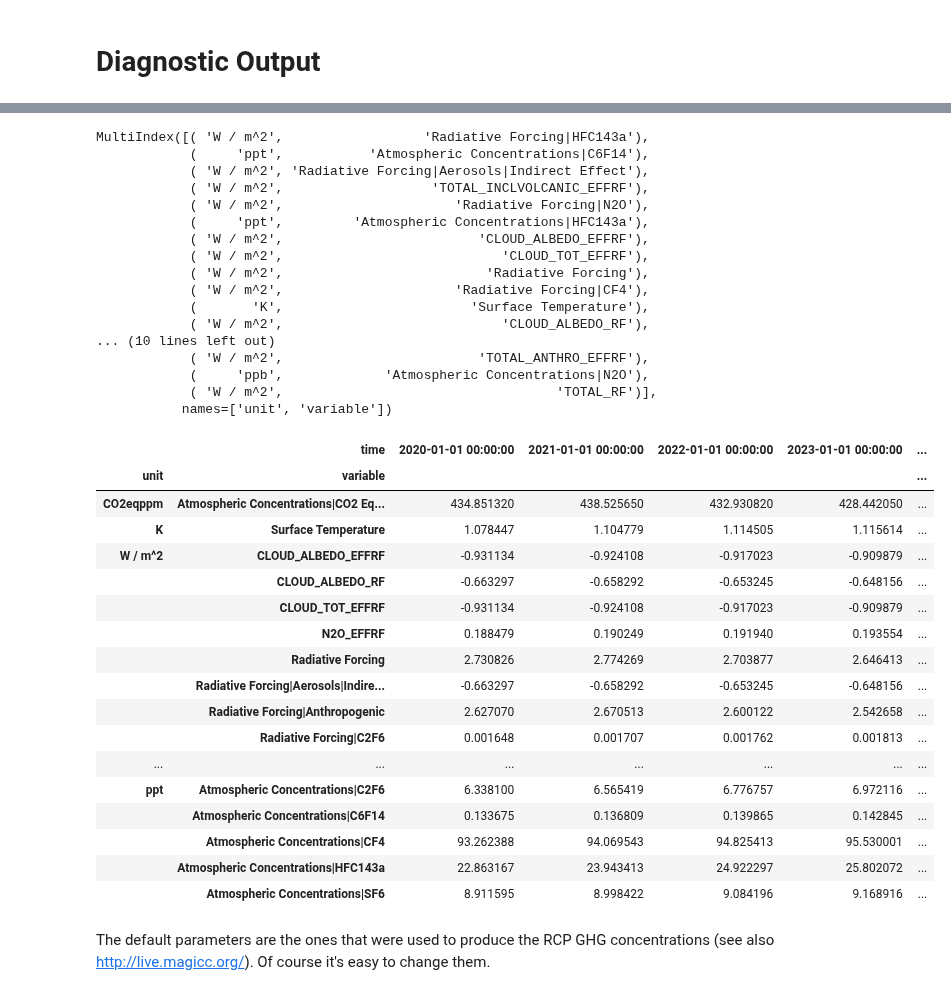
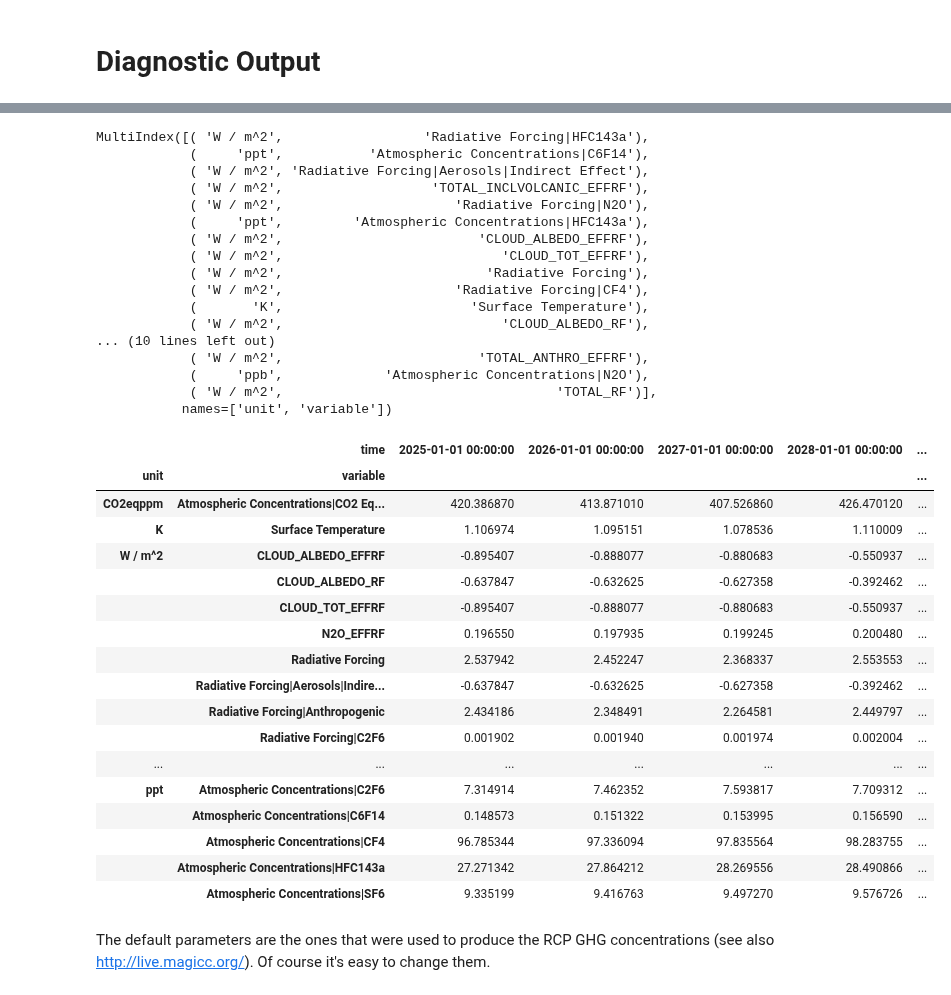
Before and after one commit to hsbay/cdrmex, a Jupyter notebook: ONCtests.ipynb, the cells around one changed output, grey strips where cells are left out. Saved outputs shown, nothing was run; the diff lists cells and outputs as text; code cells hidden in the pictures.

```diff
--- a/ONCtests.ipynb
+++ b/ONCtests.ipynb
@@ -488,46 +470,46 @@ dtype: float64
 # %%
 dfdebug2050 = res.filter(scenario="CCCx2050",region="World").timeseries().xs([
     'MAGICC6','CDRex','World','CCCx2050','not_relevant'],
     level = ['climate_model','model','region','scenario','todo'])
 newdf = dfdebug2050.loc[ (dfdebug2050[ datetime(2028,1,1,0)] < dfdebug2050[datetime(2029,1,1,0)]) & (dfdebug2050[ datetime(2029,1,1,0)] > 0)   ]
 print(newdf.index)
-newdf.loc[:,datetime(2020,1,1,0):datetime(2033,1,1,0)].sort_index().style
+newdf.loc[:,datetime(2025,1,1,0):datetime(2035,1,1,0)].sort_index().style
 # %% [output]
 MultiIndex([( 'W / m^2',                  'Radiative Forcing|HFC143a'),
             (     'ppt',           'Atmospheric Concentrations|C6F14'),
             ( 'W / m^2', 'Radiative Forcing|Aerosols|Indirect Effect'),
             ( 'W / m^2',                   'TOTAL_INCLVOLCANIC_EFFRF'),
             ( 'W / m^2',                      'Radiative Forcing|N2O'),
             (     'ppt',         'Atmospheric Concentrations|HFC143a'),
             ( 'W / m^2',                         'CLOUD_ALBEDO_EFFRF'),
             ( 'W / m^2',                            'CLOUD_TOT_EFFRF'),
             ( 'W / m^2',                          'Radiative Forcing'),
             ( 'W / m^2',                      'Radiative Forcing|CF4'),
             (       'K',                        'Surface Temperature'),
             ( 'W / m^2',                            'CLOUD_ALBEDO_RF'),
 ... (10 lines left out)
             ( 'W / m^2',                         'TOTAL_ANTHRO_EFFRF'),
             (     'ppb',             'Atmospheric Concentrations|N2O'),
             ( 'W / m^2',                                   'TOTAL_RF')],
            names=['unit', 'variable'])
-|  | time | 2020-01-01 00:00:00 | 2021-01-01 00:00:00 | 2022-01-01 00:00:00 | 2023-01-01 00:00:00 | ... |
+|  | time | 2025-01-01 00:00:00 | 2026-01-01 00:00:00 | 2027-01-01 00:00:00 | 2028-01-01 00:00:00 | ... |
 | unit | variable |  |  |  |  | ... |
-| CO2eqppm | Atmospheric Concentrations|CO2 Eq... | 434.851320 | 438.525650 | 432.930820 | 428.442050 | ... |
-| K | Surface Temperature | 1.078447 | 1.104779 | 1.114505 | 1.115614 | ... |
-| W / m^2 | CLOUD_ALBEDO_EFFRF | -0.931134 | -0.924108 | -0.917023 | -0.909879 | ... |
-|  | CLOUD_ALBEDO_RF | -0.663297 | -0.658292 | -0.653245 | -0.648156 | ... |
-|  | CLOUD_TOT_EFFRF | -0.931134 | -0.924108 | -0.917023 | -0.909879 | ... |
-|  | N2O_EFFRF | 0.188479 | 0.190249 | 0.191940 | 0.193554 | ... |
-|  | Radiative Forcing | 2.730826 | 2.774269 | 2.703877 | 2.646413 | ... |
-|  | Radiative Forcing|Aerosols|Indire... | -0.663297 | -0.658292 | -0.653245 | -0.648156 | ... |
-|  | Radiative Forcing|Anthropogenic | 2.627070 | 2.670513 | 2.600122 | 2.542658 | ... |
-|  | Radiative Forcing|C2F6 | 0.001648 | 0.001707 | 0.001762 | 0.001813 | ... |
+| CO2eqppm | Atmospheric Concentrations|CO2 Eq... | 420.386870 | 413.871010 | 407.526860 | 426.470120 | ... |
+| K | Surface Temperature | 1.106974 | 1.095151 | 1.078536 | 1.110009 | ... |
+| W / m^2 | CLOUD_ALBEDO_EFFRF | -0.895407 | -0.888077 | -0.880683 | -0.550937 | ... |
+|  | CLOUD_ALBEDO_RF | -0.637847 | -0.632625 | -0.627358 | -0.392462 | ... |
+|  | CLOUD_TOT_EFFRF | -0.895407 | -0.888077 | -0.880683 | -0.550937 | ... |
+|  | N2O_EFFRF | 0.196550 | 0.197935 | 0.199245 | 0.200480 | ... |
+|  | Radiative Forcing | 2.537942 | 2.452247 | 2.368337 | 2.553553 | ... |
+|  | Radiative Forcing|Aerosols|Indire... | -0.637847 | -0.632625 | -0.627358 | -0.392462 | ... |
+|  | Radiative Forcing|Anthropogenic | 2.434186 | 2.348491 | 2.264581 | 2.449797 | ... |
+|  | Radiative Forcing|C2F6 | 0.001902 | 0.001940 | 0.001974 | 0.002004 | ... |
 | ... | ... | ... | ... | ... | ... | ... |
-| ppt | Atmospheric Concentrations|C2F6 | 6.338100 | 6.565419 | 6.776757 | 6.972116 | ... |
-|  | Atmospheric Concentrations|C6F14 | 0.133675 | 0.136809 | 0.139865 | 0.142845 | ... |
-|  | Atmospheric Concentrations|CF4 | 93.262388 | 94.069543 | 94.825413 | 95.530001 | ... |
-|  | Atmospheric Concentrations|HFC143a | 22.863167 | 23.943413 | 24.922297 | 25.802072 | ... |
-|  | Atmospheric Concentrations|SF6 | 8.911595 | 8.998422 | 9.084196 | 9.168916 | ... |
+| ppt | Atmospheric Concentrations|C2F6 | 7.314914 | 7.462352 | 7.593817 | 7.709312 | ... |
+|  | Atmospheric Concentrations|C6F14 | 0.148573 | 0.151322 | 0.153995 | 0.156590 | ... |
+|  | Atmospheric Concentrations|CF4 | 96.785344 | 97.336094 | 97.835564 | 98.283755 | ... |
+|  | Atmospheric Concentrations|HFC143a | 27.271342 | 27.864212 | 28.269556 | 28.490866 | ... |
+|  | Atmospheric Concentrations|SF6 | 9.335199 | 9.416763 | 9.497270 | 9.576726 | ... |
 # %% [markdown]
 The default parameters are the ones that were used to produce the RCP GHG concentrations (see also http://live.magicc.org/). Of course it's easy to change them.
 # %%
```
Also changed, not shown: parts of 4 cells of this notebook.
